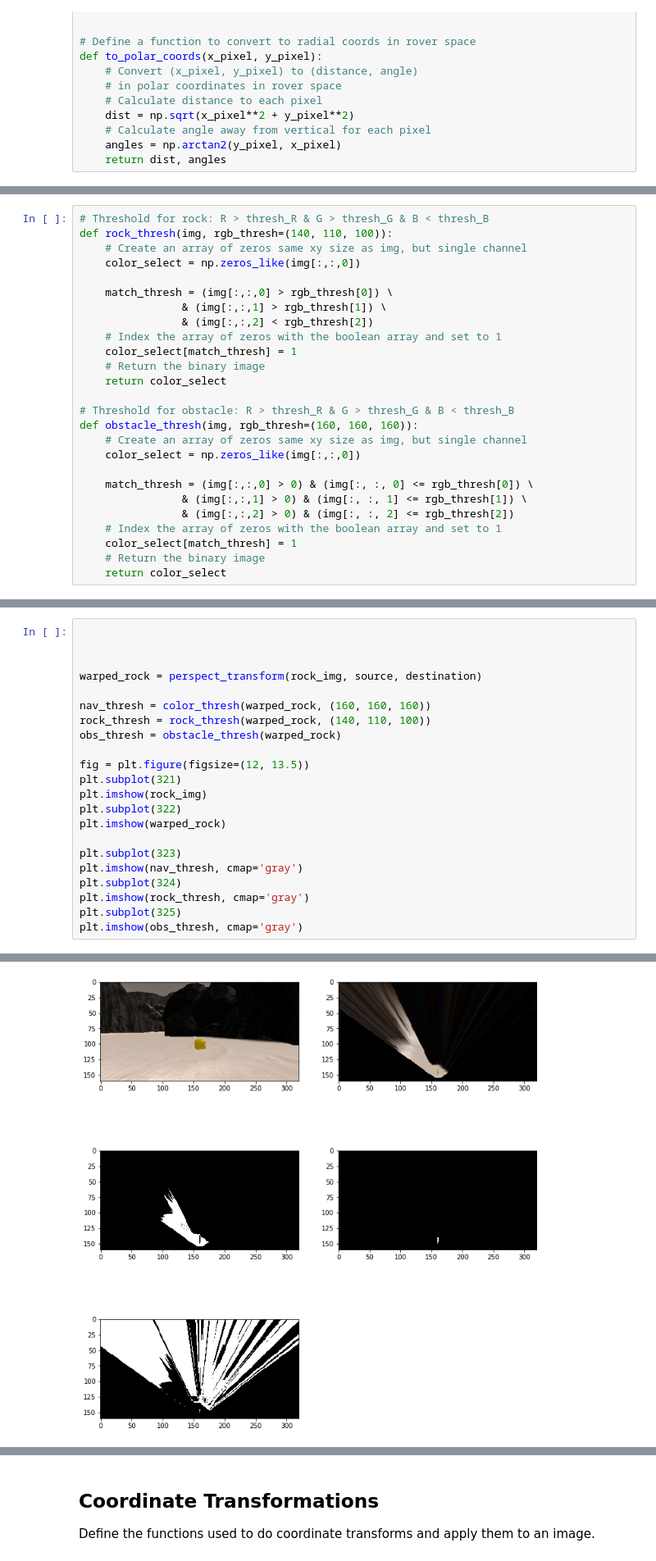
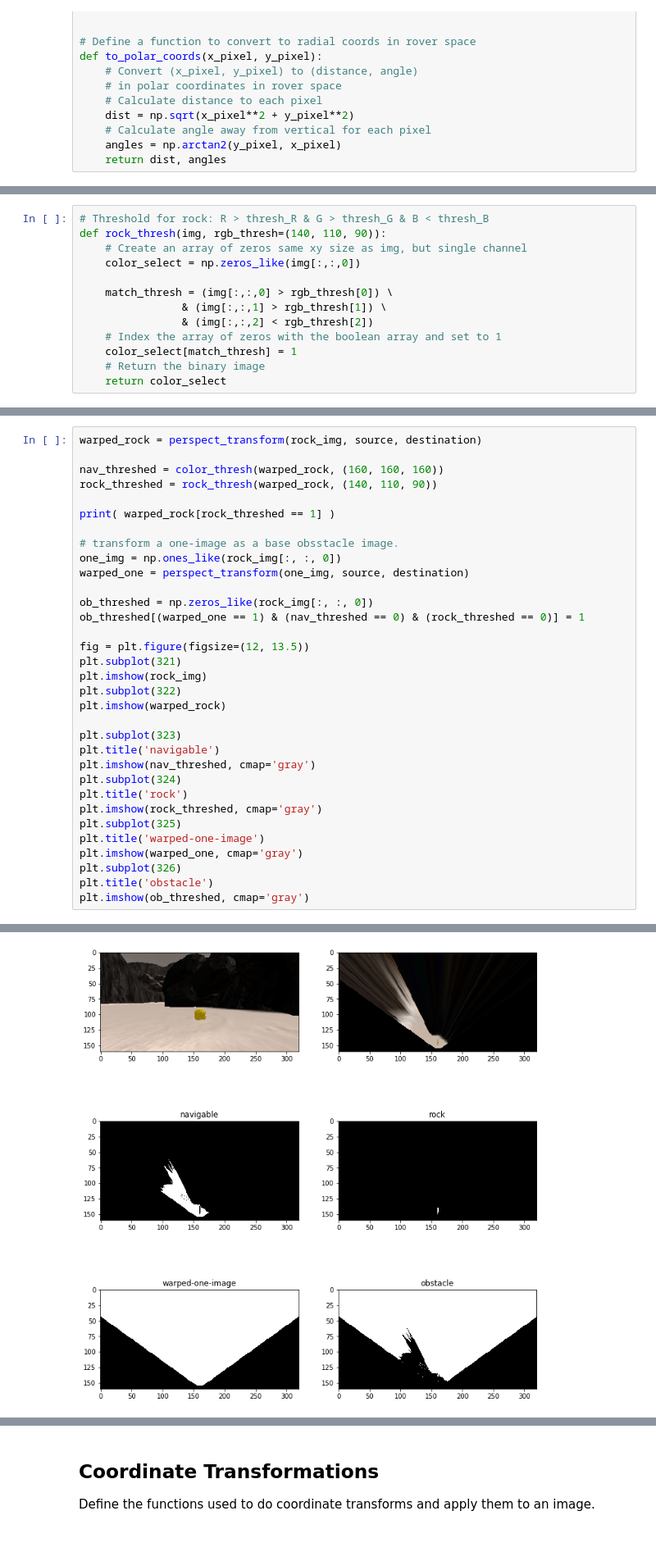
Before and after one commit to liaochiheng/RoboND-Rover-Project, a Jupyter notebook: code/Rover_Project_Test_Notebook.ipynb, the cells around one changed output, grey strips where cells are left out. Shown at 82% size. Saved outputs shown, nothing was run; the diff lists cells and outputs as text.

```diff
--- a/code/Rover_Project_Test_Notebook.ipynb
+++ b/code/Rover_Project_Test_Notebook.ipynb
@@ -202,6 +204,6 @@ print(len(angles), np.count_nonzero(left_nav), np.count_nonzero(right_nav))
 # %%
 # Threshold for rock: R > thresh_R & G > thresh_G & B < thresh_B
-def rock_thresh(img, rgb_thresh=(140, 110, 100)):
+def rock_thresh(img, rgb_thresh=(140, 110, 90)):
     # Create an array of zeros same xy size as img, but single channel
     color_select = np.zeros_like(img[:,:,0])
 
@@ -212,16 +214,3 @@ def rock_thresh(img, rgb_thresh=(140, 110, 100)):
     color_select[match_thresh] = 1
     # Return the binary image
     return color_select
-
-# Threshold for obstacle: R > thresh_R & G > thresh_G & B < thresh_B
-def obstacle_thresh(img, rgb_thresh=(160, 160, 160)):
-    # Create an array of zeros same xy size as img, but single channel
-    color_select = np.zeros_like(img[:,:,0])
-
-    match_thresh = (img[:,:,0] > 0) & (img[:, :, 0] <= rgb_thresh[0]) \
-                & (img[:,:,1] > 0) & (img[:, :, 1] <= rgb_thresh[1]) \
-                & (img[:,:,2] > 0) & (img[:, :, 2] <= rgb_thresh[2])
-    # Index the array of zeros with the boolean array and set to 1
-    color_select[match_thresh] = 1
-    # Return the binary image
-    return color_select
@@ -239,12 +217,17 @@ plt.imshow(warped_one, cmap='gray')
 # %%
-
-
-
 warped_rock = perspect_transform(rock_img, source, destination)
 
-nav_thresh = color_thresh(warped_rock, (160, 160, 160))
-rock_thresh = rock_thresh(warped_rock, (140, 110, 100))
-obs_thresh = obstacle_thresh(warped_rock)
+nav_threshed = color_thresh(warped_rock, (160, 160, 160))
+rock_threshed = rock_thresh(warped_rock, (140, 110, 90))
+
+print( warped_rock[rock_threshed == 1] )
+
+# transform a one-image as a base obsstacle image.
+one_img = np.ones_like(rock_img[:, :, 0])
+warped_one = perspect_transform(one_img, source, destination)
+
+ob_threshed = np.zeros_like(rock_img[:, :, 0])
+ob_threshed[(warped_one == 1) & (nav_threshed == 0) & (rock_threshed == 0)] = 1
 
 fig = plt.figure(figsize=(12, 13.5))
 plt.subplot(321)
@@ -253,9 +236,15 @@ plt.subplot(322)
 plt.imshow(warped_rock)
 
 plt.subplot(323)
-plt.imshow(nav_thresh, cmap='gray')
+plt.title('navigable')
+plt.imshow(nav_threshed, cmap='gray')
 plt.subplot(324)
-plt.imshow(rock_thresh, cmap='gray')
+plt.title('rock')
+plt.imshow(rock_threshed, cmap='gray')
 plt.subplot(325)
-plt.imshow(obs_thresh, cmap='gray')
+plt.title('warped-one-image')
+plt.imshow(warped_one, cmap='gray')
+plt.subplot(326)
+plt.title('obstacle')
+plt.imshow(ob_threshed, cmap='gray')
 # %% [output]
@@ -263 +270 @@ plt.imshow(obs_thresh, cmap='gray')
-[figure, old version]
+[figure, new version]
```
Also changed, not shown: parts of 10 cells of this notebook, 6 other files.
